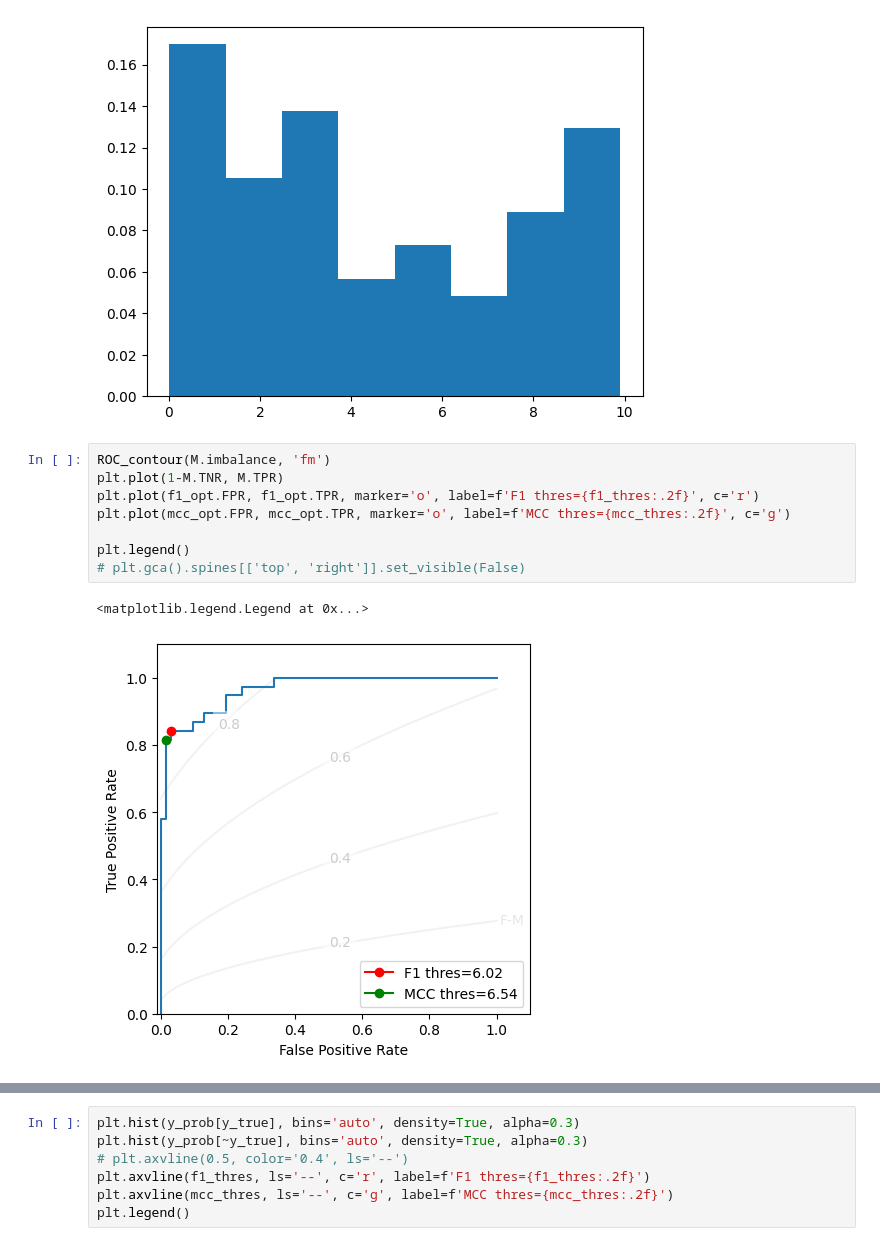
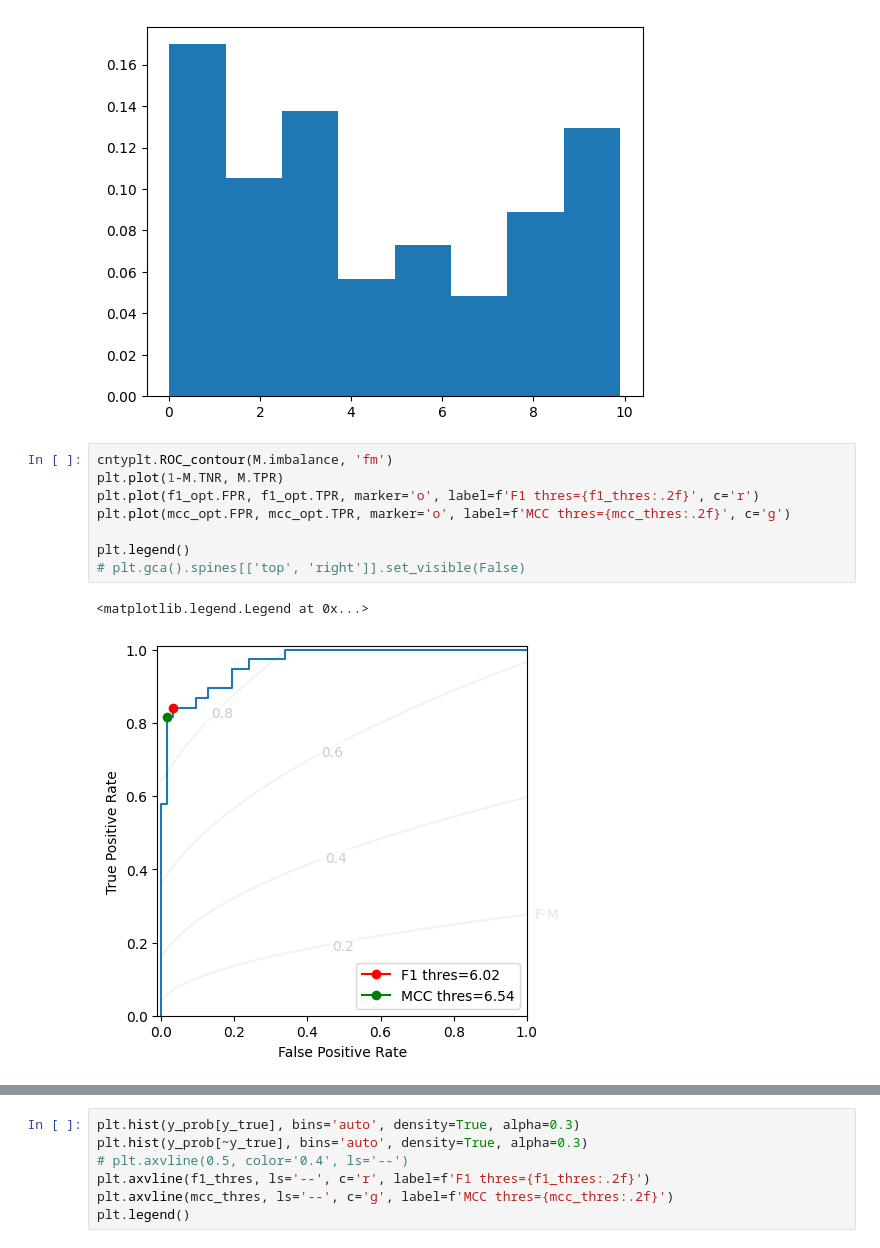
Before and after one commit to rtbs-dev/Contingency, a Jupyter notebook: examples/roc.ipynb, the cells around one changed output, grey strips where cells are left out. Saved outputs shown, nothing was run; the diff lists cells and outputs as text.

Commit message:
refactor PR_Contour

```diff
--- a/examples/roc.ipynb
+++ b/examples/roc.ipynb
@@ -31,14 +32,14 @@ plt.hist(y_prob, bins='auto', density=True);
 # %% [output]
 [figure]
 # %%
-ROC_contour(M.imbalance, 'fm')
+cntyplt.ROC_contour(M.imbalance, 'fm')
 plt.plot(1-M.TNR, M.TPR)
 plt.plot(f1_opt.FPR, f1_opt.TPR, marker='o', label=f'F1 thres={f1_thres:.2f}', c='r')
 plt.plot(mcc_opt.FPR, mcc_opt.TPR, marker='o', label=f'MCC thres={mcc_thres:.2f}', c='g')
 
 plt.legend()
 # plt.gca().spines[['top', 'right']].set_visible(False)
 # %% [output]
 <matplotlib.legend.Legend at 0x...>
-[figure, old version]
+[figure, new version]
 # %%
```
Also changed, not shown: parts of 4 cells of this notebook, 1 other file.
